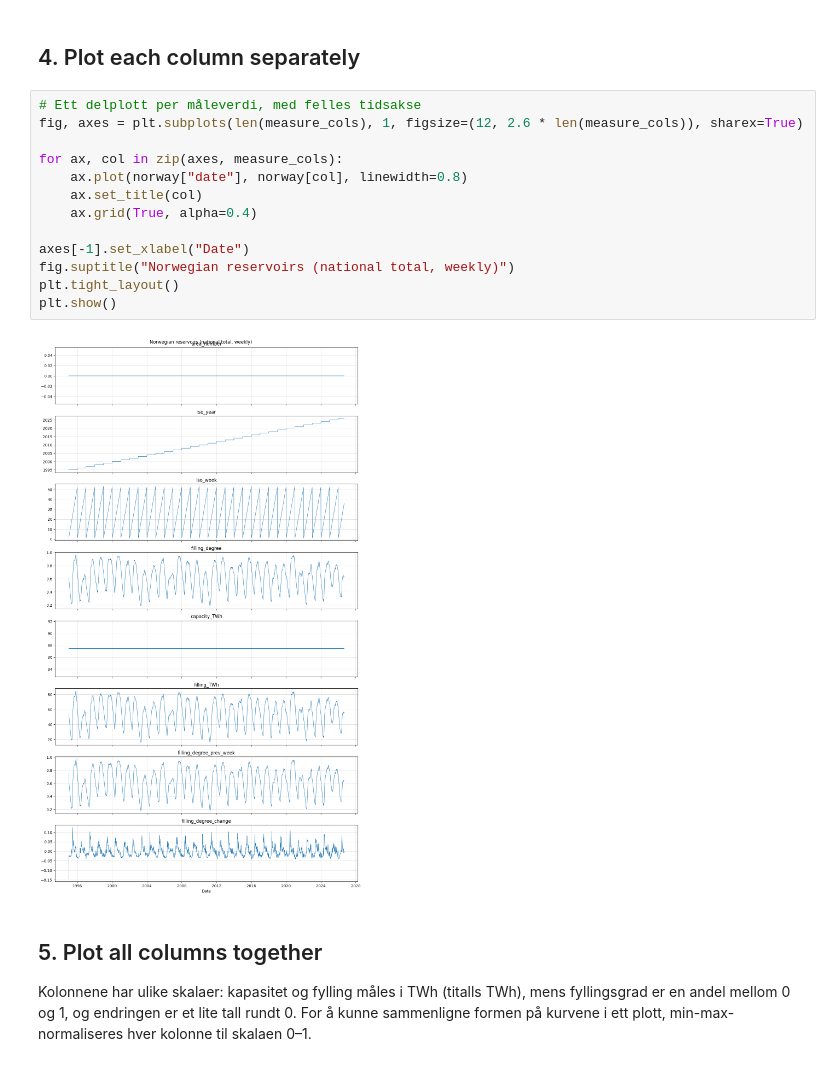
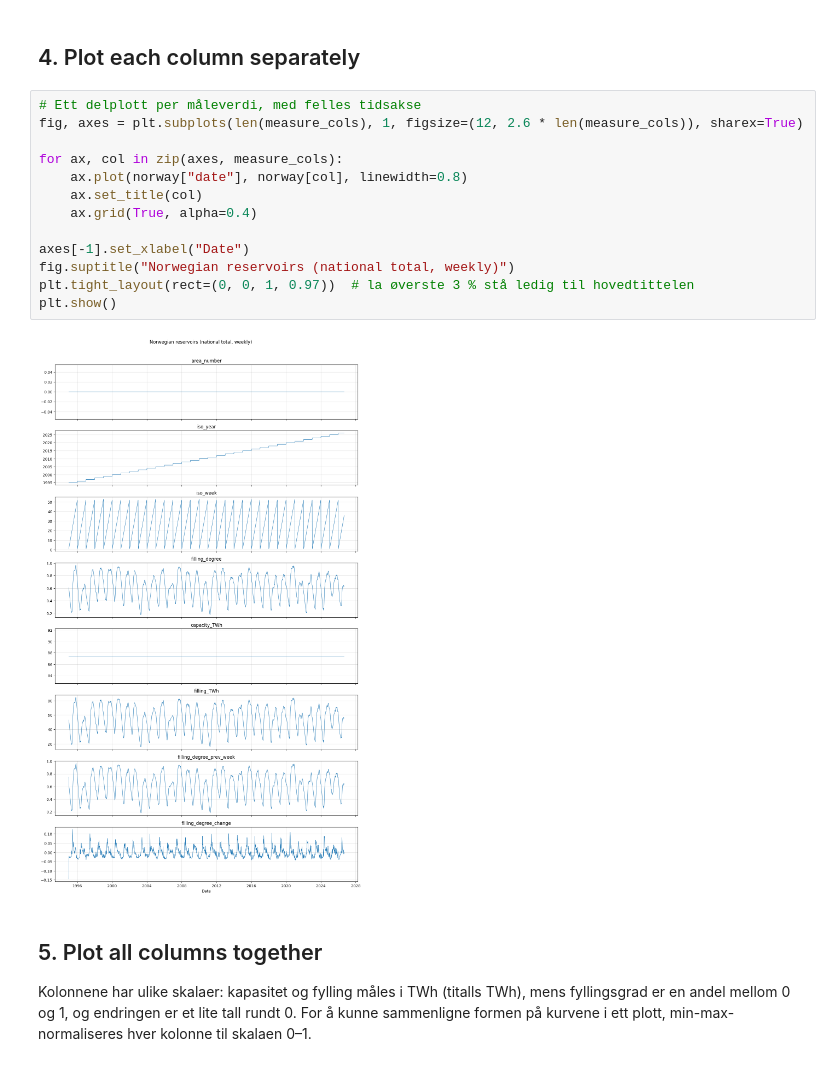
Before and after one commit to maryanahmed11011-pixel/IND320.prosjekt.maryan, a Jupyter notebook: ind320_compulsory_1.ipynb, the cells around one changed output. Cells and saved outputs as stored; diff of their text form.

```diff
--- a/ind320_compulsory_1.ipynb
+++ b/ind320_compulsory_1.ipynb
@@ -141,18 +147,18 @@ display(norway[measure_cols].describe().round(3))
 # %%
 # Ett delplott per måleverdi, med felles tidsakse
 fig, axes = plt.subplots(len(measure_cols), 1, figsize=(12, 2.6 * len(measure_cols)), sharex=True)
 
 for ax, col in zip(axes, measure_cols):
     ax.plot(norway["date"], norway[col], linewidth=0.8)
     ax.set_title(col)
     ax.grid(True, alpha=0.4)
 
 axes[-1].set_xlabel("Date")
 fig.suptitle("Norwegian reservoirs (national total, weekly)")
-plt.tight_layout()
+plt.tight_layout(rect=(0, 0, 1, 0.97))  # la øverste 3 % stå ledig til hovedtittelen
 plt.show()
 # %% [output]
-[figure, old version]
+[figure, new version]
 # %% [markdown]
 ## 5. Plot all columns together
 Kolonnene har ulike skalaer: kapasitet og fylling måles i TWh (titalls TWh),
```
Also changed, not shown: parts of 1 cell of this notebook, 1 other file.
